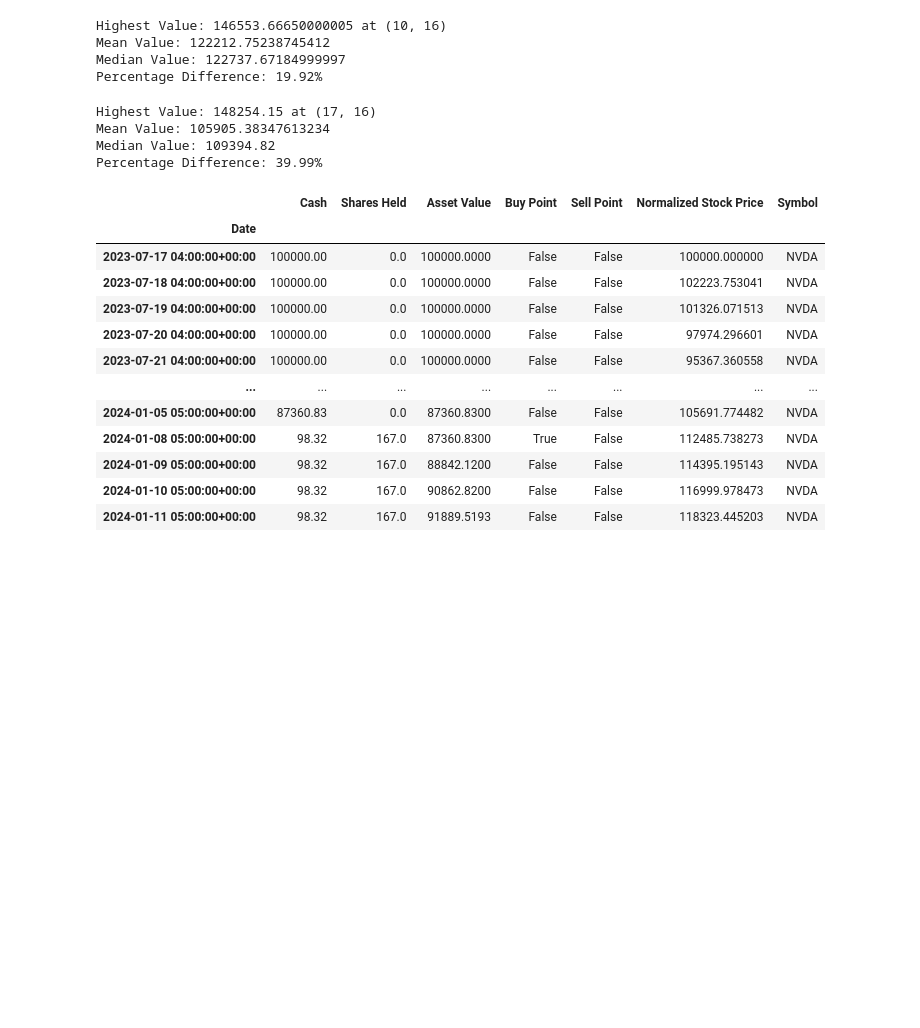
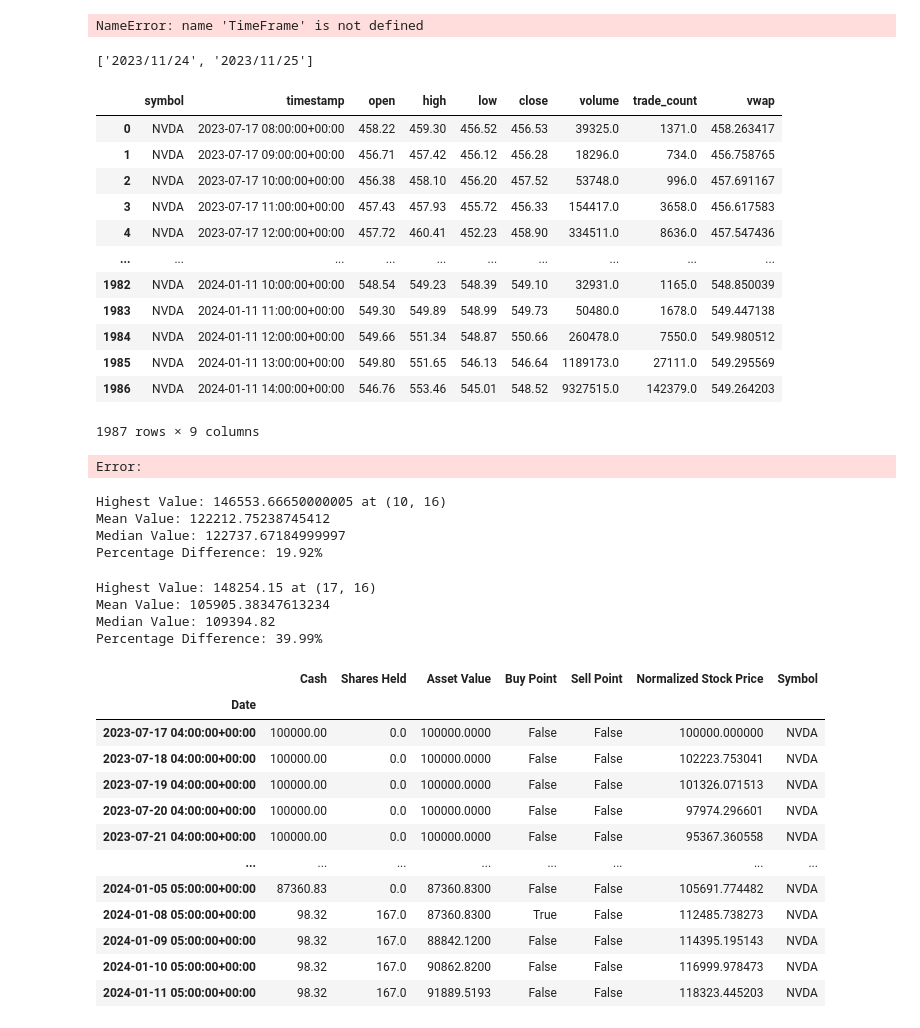
Before and after one commit to mag1cfrog/stock_analysis, a Jupyter notebook: src/exploratory_notebooks/nvda_dev.ipynb, the cells around one changed output. Drawn from its saved outputs; the diff is of its cells as text; code cells hidden in the pictures; blank space fills up the shorter version.

Commit message:
finish the develop for the stock bar data extraction and update of local storage data

```diff
--- a/src/exploratory_notebooks/nvda_dev.ipynb
+++ b/src/exploratory_notebooks/nvda_dev.ipynb
@@ -15,11 +16,13 @@ from alpaca.data.timeframe import TimeFrame, TimeFrameUnit
 client = StockHistoricalDataClient(api_key='PKLSQ5830Y23KPB8VOB9', secret_key='Yh3AbKig0kbjpn9IbbCNP5fYcuACmTkyqdWGngr8')
 # %%
 symbol = 'NVDA'
-timeframe = TimeFrame(1, TimeFrameUnit.Hour)
+timeframe = TimeFrame(1, TimeFrameUnit.Day)
 # use today as end date, format %Y-%m-%d
 End_Date = datetime.today()
 # use half a year ago as start date
 Start_Date = End_Date - timedelta(days=180)
+# %% [output]
+NameError: name 'TimeFrame' is not defined
 # %%
 request_params = StockBarsRequest(
                         symbol_or_symbols=[symbol],
@@ -35,5 +40,28 @@ stock_df = stock_bars.df
+# %%
+dt_tuple = (datetime.datetime(2023, 11, 24, 16, 13, 7, 38930), datetime.datetime(2023, 11, 25, 16, 13, 7, 38930))
+[dt.strftime('%Y/%m/%d') for dt in dt_tuple]
+# %% [output]
+['2023/11/24', '2023/11/25']
+# %%
+stock_df.reset_index()
+# %% [output]
+|  | symbol | timestamp | open | high | low | close | volume | trade_count | vwap |
+| 0 | NVDA | 2023-07-17 08:00:00+00:00 | 458.22 | 459.30 | 456.52 | 456.53 | 39325.0 | 1371.0 | 458.263417 |
+| 1 | NVDA | 2023-07-17 09:00:00+00:00 | 456.71 | 457.42 | 456.12 | 456.28 | 18296.0 | 734.0 | 456.758765 |
+| 2 | NVDA | 2023-07-17 10:00:00+00:00 | 456.38 | 458.10 | 456.20 | 457.52 | 53748.0 | 996.0 | 457.691167 |
+| 3 | NVDA | 2023-07-17 11:00:00+00:00 | 457.43 | 457.93 | 455.72 | 456.33 | 154417.0 | 3658.0 | 456.617583 |
+| 4 | NVDA | 2023-07-17 12:00:00+00:00 | 457.72 | 460.41 | 452.23 | 458.90 | 334511.0 | 8636.0 | 457.547436 |
+| ... | ... | ... | ... | ... | ... | ... | ... | ... | ... |
+| 1982 | NVDA | 2024-01-11 10:00:00+00:00 | 548.54 | 549.23 | 548.39 | 549.10 | 32931.0 | 1165.0 | 548.850039 |
+| 1983 | NVDA | 2024-01-11 11:00:00+00:00 | 549.30 | 549.89 | 548.99 | 549.73 | 50480.0 | 1678.0 | 549.447138 |
+| 1984 | NVDA | 2024-01-11 12:00:00+00:00 | 549.66 | 551.34 | 548.87 | 550.66 | 260478.0 | 7550.0 | 549.980512 |
+| 1985 | NVDA | 2024-01-11 13:00:00+00:00 | 549.80 | 551.65 | 546.13 | 546.64 | 1189173.0 | 27111.0 | 549.295569 |
+| 1986 | NVDA | 2024-01-11 14:00:00+00:00 | 546.76 | 553.46 | 545.01 | 548.52 | 9327515.0 | 142379.0 | 549.264203 |
+1987 rows × 9 columns
 # %%
 stock_df.to_parquet(r'E:\git_repos\stock_analysis\data\raw_stock_price\test_nvda.parquet')
+# %% [output]
+Error:
 # %%
 def calculate_moving_averages(data, short_window, long_window):
     data['Short_MA'] = data['close'].rolling(window=int(short_window)).mean()
```
Also changed, not shown: parts of 2 cells of this notebook, 2 other files.
